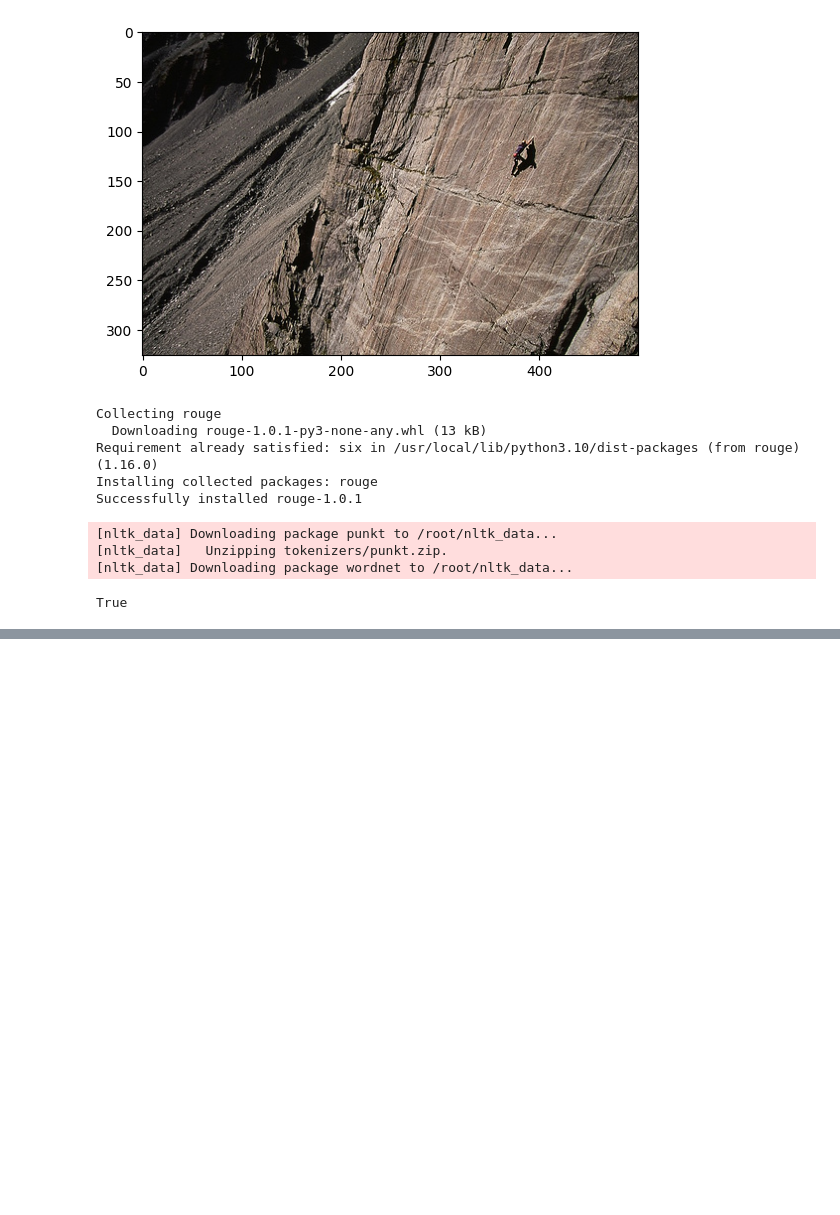
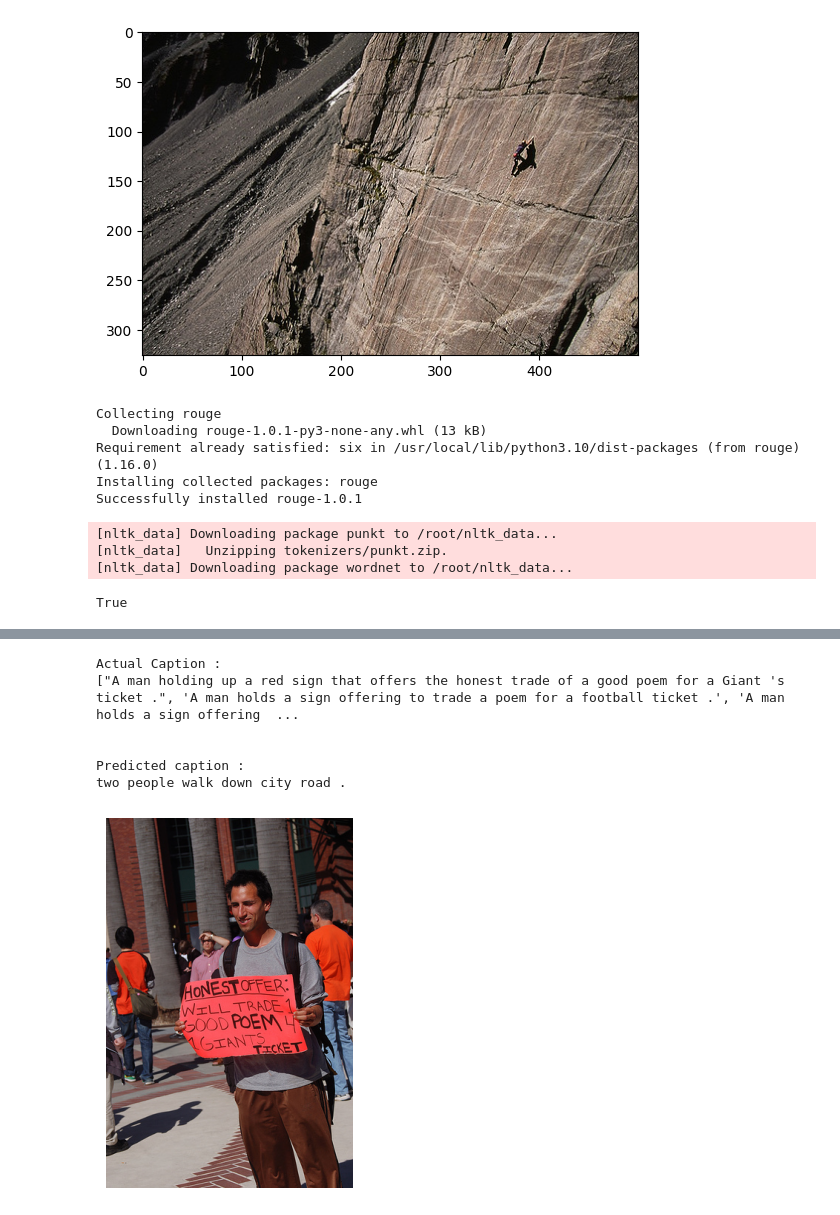
Before and after one commit to kimjh0607/DL_TeamProject, a Jupyter notebook: results/densenet/eng_densenet_transformer_train_test_9_1 .ipynb, the cells around one changed output, grey strips where cells are left out. Drawn from its saved outputs; the diff is of its cells as text; code cells hidden in the pictures; blank space fills up the shorter version.

```diff
--- a/results/densenet/eng_densenet_transformer_train_test_9_1.ipynb
+++ b/results/densenet/eng_densenet_transformer_train_test_9_1 .ipynb
@@ -738,3 +730,13 @@ Wall time: 25min 38s
+# %%
+generate_caption(5, '523327429_af093fc7cf.jpg')
+# %% [output]
+Actual Caption :
+["A man holding up a red sign that offers the honest trade of a good poem for a Giant 's ticket .", 'A man holds a sign offering to trade a poem for a football ticket .', 'A man holds a sign offering  ...
+
+
+Predicted caption :
+two people walk down city road .
+[figure, added]
 # %%
 import seaborn as sns
 import matplotlib.pyplot as plt
```
Also changed, not shown: parts of 26 cells of this notebook, 1 other file.
